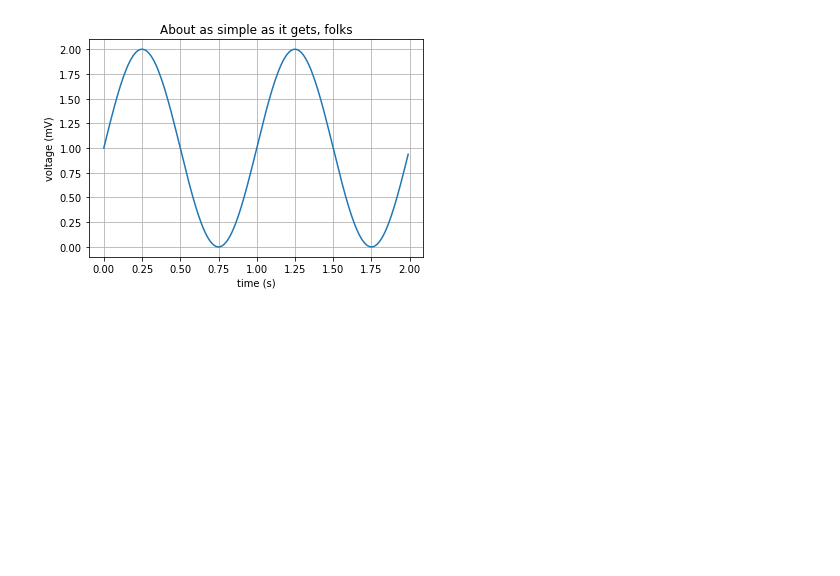
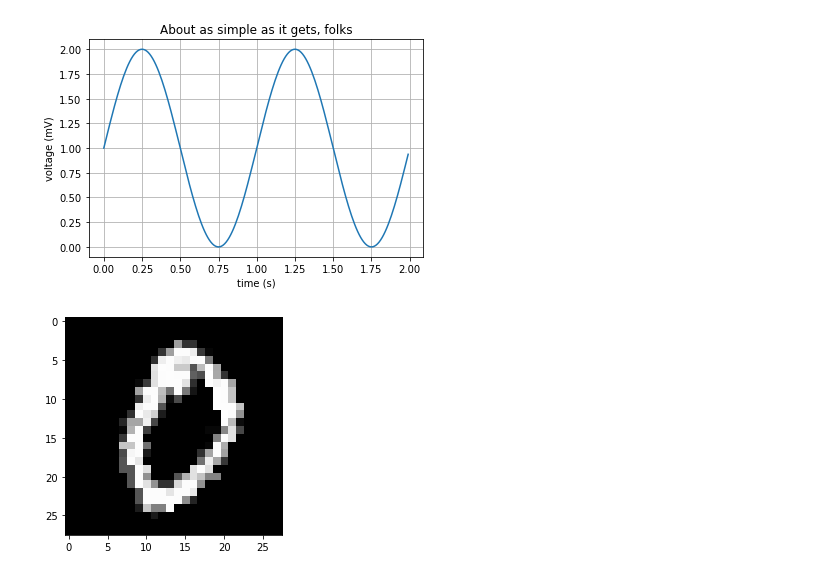
Before and after one commit to akaver/pbt-demo-mnist, a Jupyter notebook: visualisation.ipynb, the cells around one changed output. Drawn from its saved outputs; the diff is of its cells as text; code cells hidden in the pictures; blank space fills up the shorter version.

```diff
--- a/visualisation.ipynb
+++ b/visualisation.ipynb
@@ -17,3 +18,32 @@ ax.grid()
 plt.show()
 # %% [output]
 [figure]
+# %%
+import os
+import random
+import tqdm
+import matplotlib.pyplot as plt
+import numpy as np
+from torchvision.datasets import MNIST
+from torchvision import transforms
+import torchvision.transforms.functional as TF
+
+
+transform = transforms.Compose([
+            transforms.ToTensor(),
+            transforms.Normalize((0.1307,), (0.3081,))
+        ])
+black = -0.42421296
+
+mnist_train = MNIST("./data", train=True, download=True, transform=transform)
+
+image, label = mnist_train[1]
+angle = random.randint(-30, 30)
+
+image = TF.rotate(image, angle, fill=black)
+
+image_show = np.transpose(image.numpy(), (1, 2, 0))
+plt.imshow(image_show, cmap='gray')
+plt.show()
+# %% [output]
+[figure, added]
```
Also changed, not shown: parts of 2 cells of this notebook, 4 other files.
